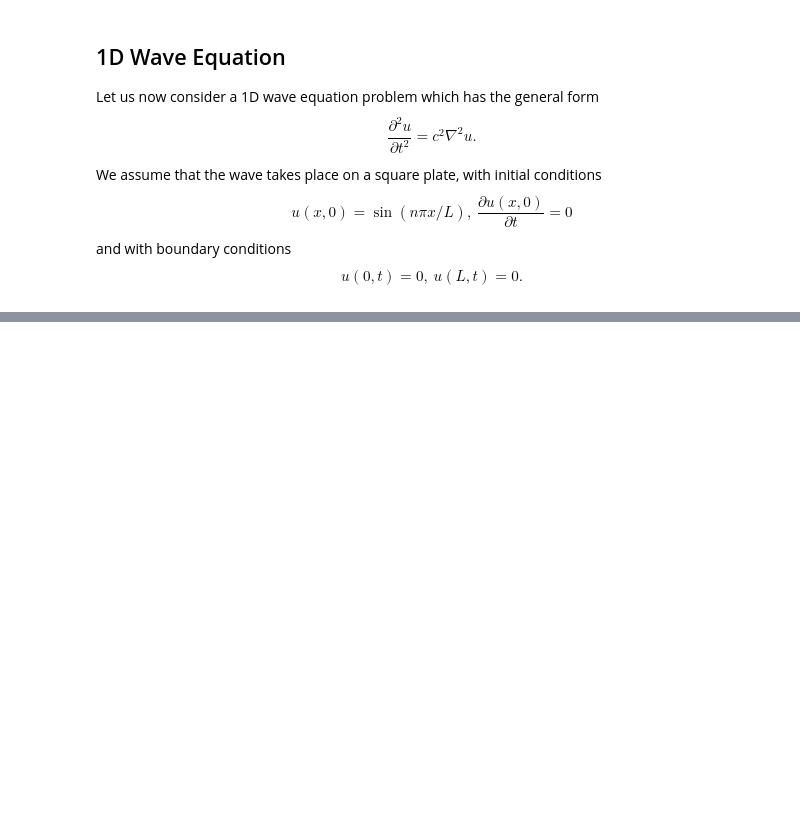
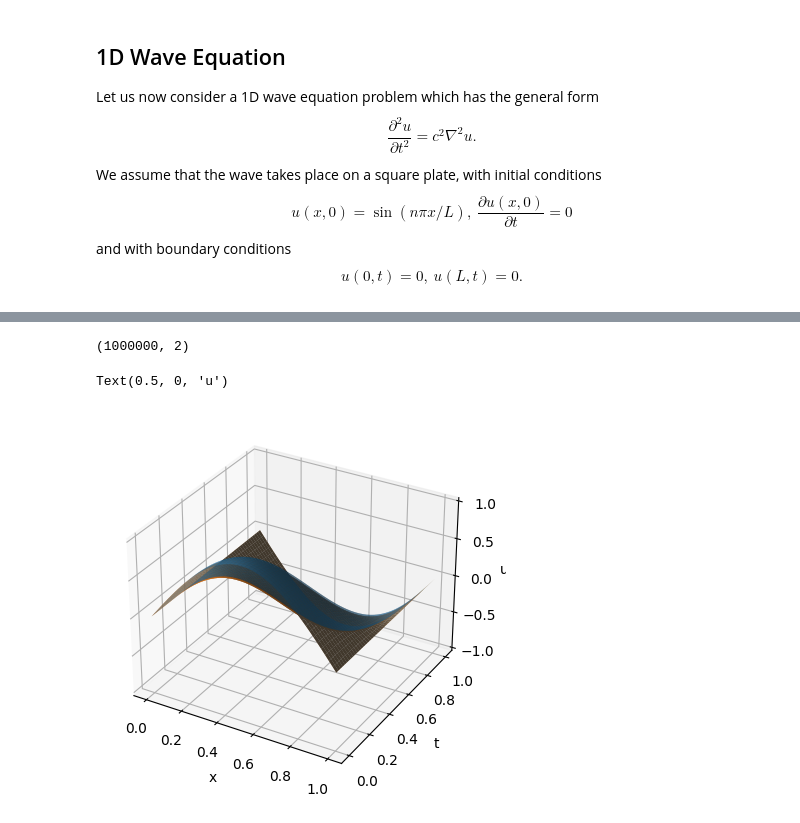
Before and after one commit to hojaelim/hojae-lim-diss, a Jupyter notebook: diss.ipynb, the cells around one changed output, grey strips where cells are left out. Cells and saved outputs as stored; diff of their text form; code cells hidden in the pictures; blank space fills up the shorter version.

```diff
--- a/diss.ipynb
+++ b/diss.ipynb
@@ -763,7 +767,7 @@ data = dde.data.TimePDE(
     num_test=6000,
 )
 
-layer_size = [2] + [30] * 2 + [1]
+layer_size = [2] + [50] * 5 + [1]
 activation = "tanh"
 initializer = "Glorot uniform"
 net = dde.nn.FNN(layer_size, activation, initializer)
@@ -772,7 +776,7 @@ model = dde.Model(data, net)
 model.compile(
     "adam", lr=0.001, decay=("inverse time", 3000, 0.9)
 )
-model.train(iterations=3000)
+model.train(iterations=10000)
 
 
 dde.optimizers.config.set_LBFGS_options(
@@ -784,7 +788,7 @@ dde.optimizers.config.set_LBFGS_options(
     maxls=50,
 )
 model.compile("L-BFGS")
-losshistory, train_state = model.train(iterations=3000)
+losshistory, train_state = model.train()
 dde.saveplot(losshistory, train_state, issave=True, isplot=True)
 # %% [output]
 Warning: 6000 points required, but 6006 points sampled.
@@ -824,0 +831,21 @@ ax.plot_surface(x, t, u)
+# %%
+fig = plt.figure()
+ax3d = fig.add_subplot(111, projection='3d')
+
+xs = np.linspace(0, 1, 1000)
+ts = np.linspace(0, 1, 1000)
+xs, ts = np.meshgrid(xs, ts)
+Xgrid = np.vstack([xs.flatten(),ts.flatten()]).T
+print(np.shape(Xgrid))
+# Z evaluation
+output = model.predict(Xgrid)
+us = output.reshape(1000,1000)
+surf = ax3d.plot_surface(xs, ts, us, alpha=0.5)
+surf2 = ax3d.plot_surface(x,t,u, alpha=1)
+ax3d.set_xlabel("x")
+ax3d.set_ylabel("t")
+ax3d.set_zlabel("u",labelpad=1)
+# %% [output]
+(1000000, 2)
+Text(0.5, 0, 'u')
+[figure, added]
```
Also changed, not shown: parts of 10 cells of this notebook.
